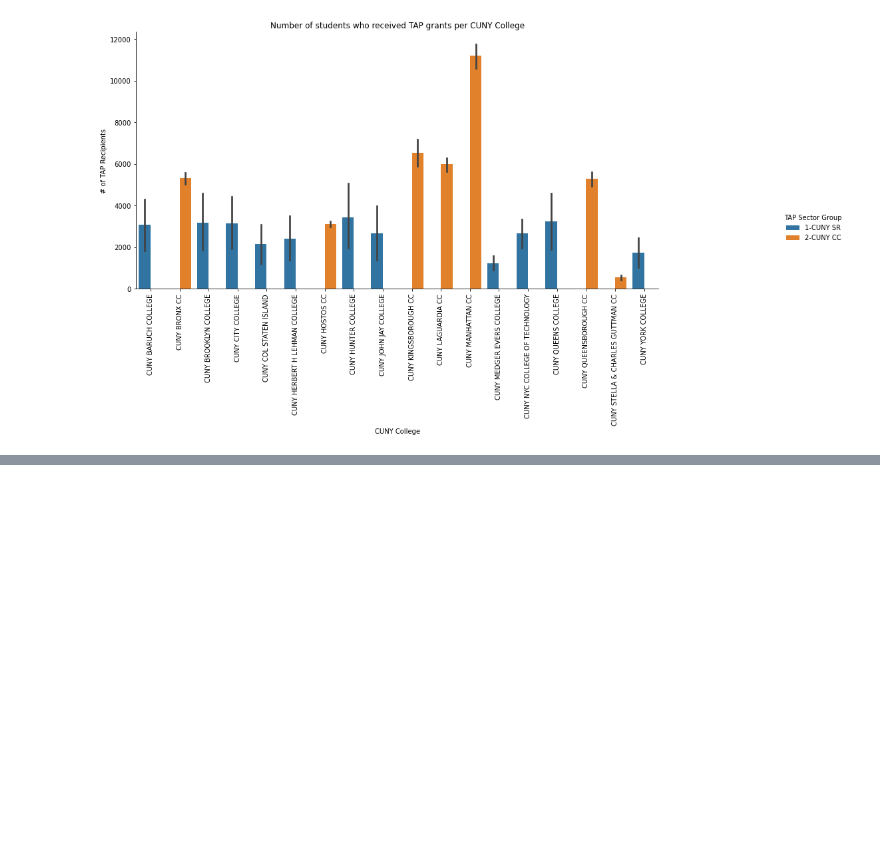
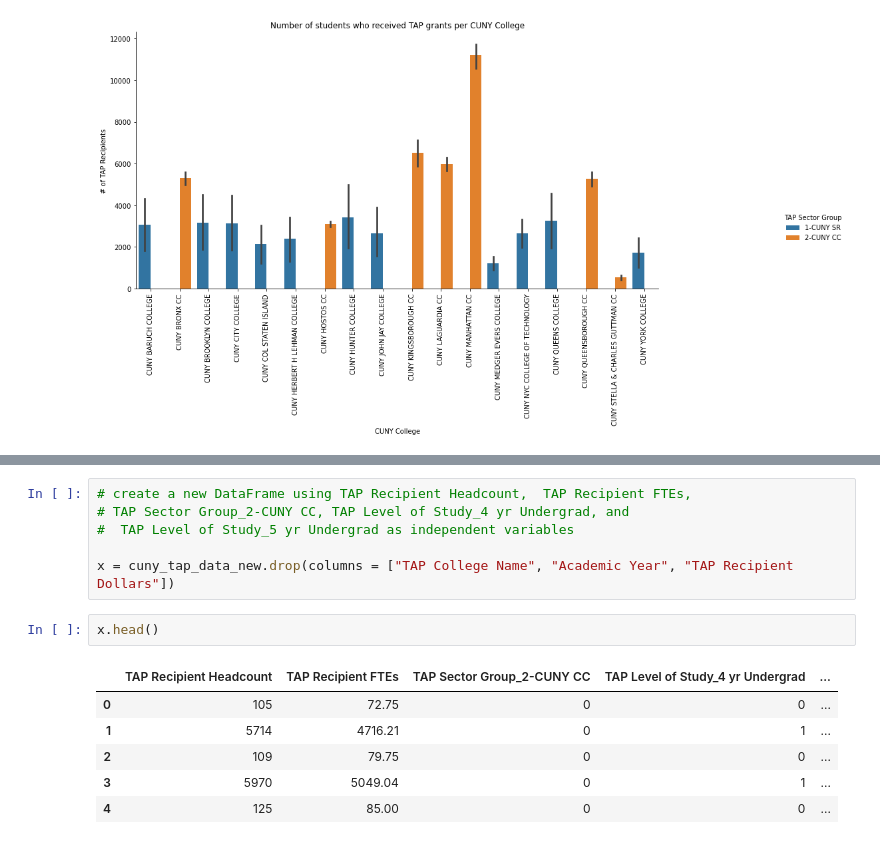
Before and after one commit to agyapongeli77/data-science-project, a Jupyter notebook: Project - MAT 328 Techniques In Data Science.ipynb, the cells around one changed output, grey strips where cells are left out. Cells and saved outputs as stored; diff of their text form; blank space fills up the shorter version.

```diff
--- a/Project - MAT 328 Techniques In Data Science.ipynb
+++ b/Project - MAT 328 Techniques In Data Science.ipynb
@@ -172,0 +196,15 @@ Text(0.5, 6.79999999999999, 'CUNY College')
+# %%
+# create a new DataFrame using TAP Recipient Headcount,  TAP Recipient FTEs,
+# TAP Sector Group_2-CUNY CC, TAP Level of Study_4 yr Undergrad, and
+#  TAP Level of Study_5 yr Undergrad as independent variables
+
+x = cuny_tap_data_new.drop(columns = ["TAP College Name", "Academic Year", "TAP Recipient Dollars"])
+# %%
+x.head()
+# %% [output]
+|  | TAP Recipient Headcount | TAP Recipient FTEs | TAP Sector Group_2-CUNY CC | TAP Level of Study_4 yr Undergrad | ... |
+| 0 | 105 | 72.75 | 0 | 0 | ... |
+| 1 | 5714 | 4716.21 | 0 | 1 | ... |
+| 2 | 109 | 79.75 | 0 | 0 | ... |
+| 3 | 5970 | 5049.04 | 0 | 1 | ... |
+| 4 | 125 | 85.00 | 0 | 0 | ... |
```
Also changed, not shown: parts of 45 cells of this notebook.
